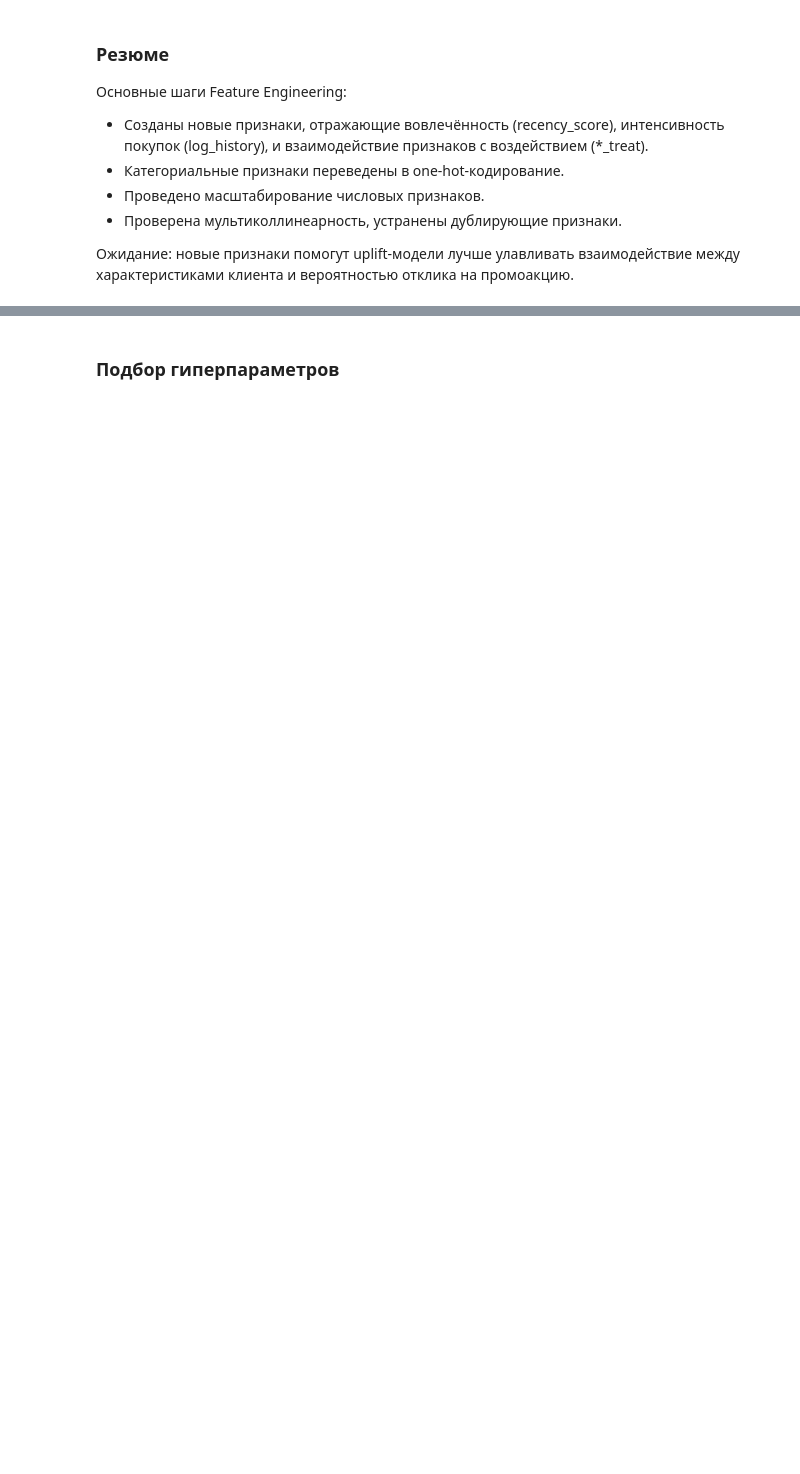
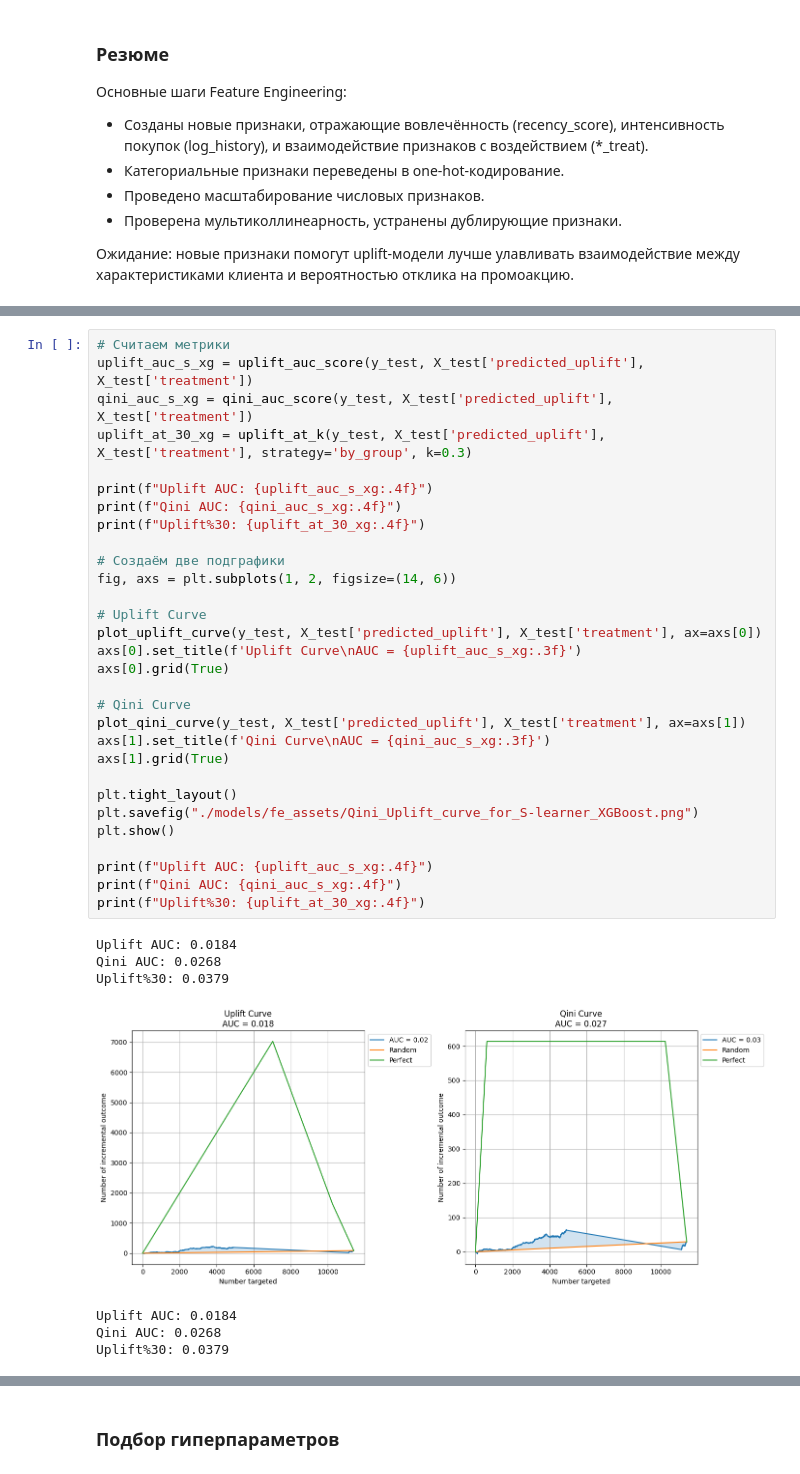
Before and after one commit to kruglikovAlex/mle-uplift-project-2025, a Jupyter notebook: final_project_template.ipynb, the cells around one changed output, grey strips where cells are left out. Cells and saved outputs as stored; diff of their text form; blank space fills up the shorter version.

```diff
--- a/final_project_template.ipynb
+++ b/final_project_template.ipynb
@@ -2477,0 +2172,38 @@ Uplift@30%: 0.0333
+# %%
+# Считаем метрики
+uplift_auc_s_xg = uplift_auc_score(y_test, X_test['predicted_uplift'], X_test['treatment'])
+qini_auc_s_xg = qini_auc_score(y_test, X_test['predicted_uplift'], X_test['treatment'])
+uplift_at_30_xg = uplift_at_k(y_test, X_test['predicted_uplift'], X_test['treatment'], strategy='by_group', k=0.3)
+
+print(f"Uplift AUC: {uplift_auc_s_xg:.4f}")
+print(f"Qini AUC: {qini_auc_s_xg:.4f}")
+print(f"Uplift%30: {uplift_at_30_xg:.4f}")
+
+# Создаём две подграфики
+fig, axs = plt.subplots(1, 2, figsize=(14, 6))
+
+# Uplift Curve
+plot_uplift_curve(y_test, X_test['predicted_uplift'], X_test['treatment'], ax=axs[0])
+axs[0].set_title(f'Uplift Curve\nAUC = {uplift_auc_s_xg:.3f}')
+axs[0].grid(True)
+
+# Qini Curve
+plot_qini_curve(y_test, X_test['predicted_uplift'], X_test['treatment'], ax=axs[1])
+axs[1].set_title(f'Qini Curve\nAUC = {qini_auc_s_xg:.3f}')
+axs[1].grid(True)
+
+plt.tight_layout()
+plt.savefig("./models/fe_assets/Qini_Uplift_curve_for_S-learner_XGBoost.png")
+plt.show()
+
+print(f"Uplift AUC: {uplift_auc_s_xg:.4f}")
+print(f"Qini AUC: {qini_auc_s_xg:.4f}")
+print(f"Uplift%30: {uplift_at_30_xg:.4f}")
+# %% [output]
+Uplift AUC: 0.0184
+Qini AUC: 0.0268
+Uplift%30: 0.0379
+[figure, added]
+Uplift AUC: 0.0184
+Qini AUC: 0.0268
+Uplift%30: 0.0379
```
Also changed, not shown: parts of 42 cells of this notebook, 11 other files.
